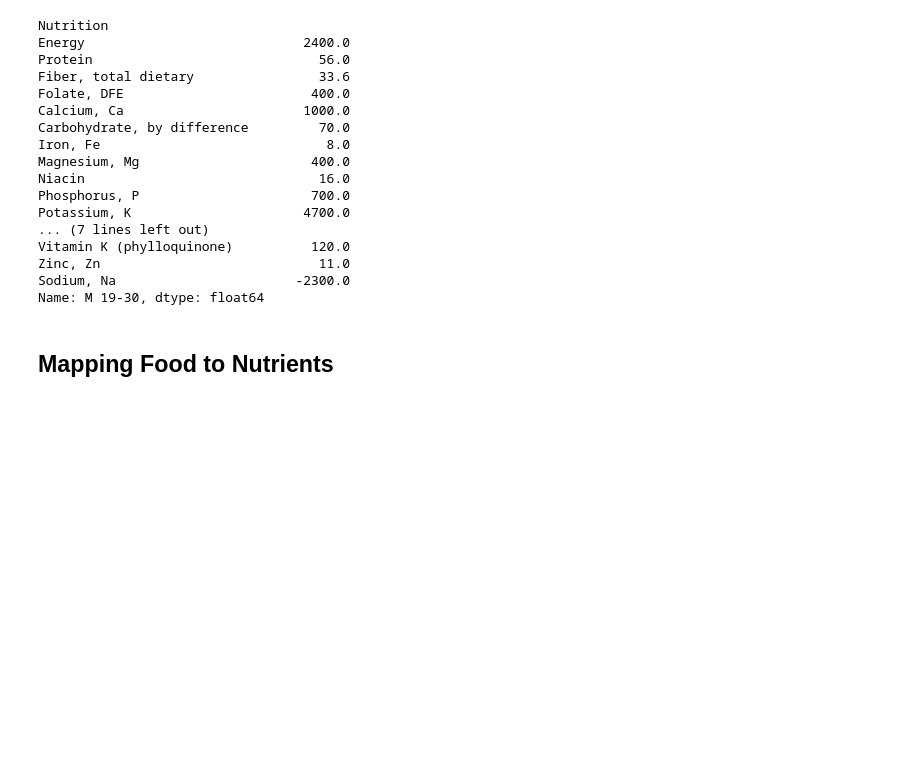
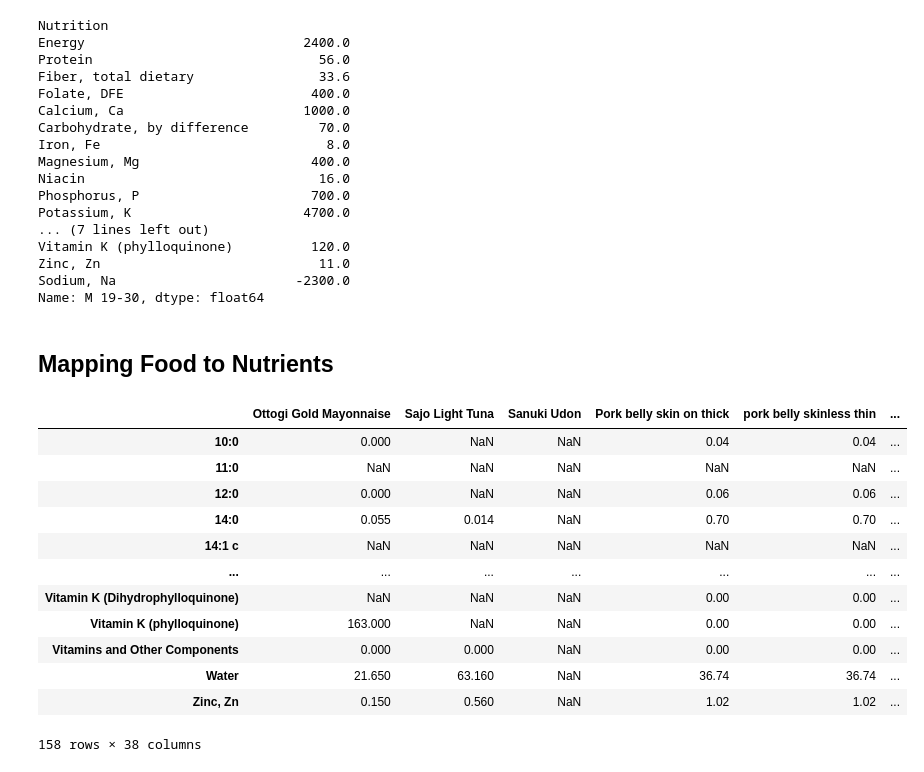
Before and after one commit to singcheerto/EEP153_Project2, a Jupyter notebook: project2.ipynb, the cells around one changed output. Saved outputs shown, nothing was run; the diff lists cells and outputs as text; code cells hidden in the pictures; blank space fills up the shorter version.

```diff
--- a/project2.ipynb
+++ b/project2.ipynb
@@ -189,13 +211,27 @@ Name: M 19-30, dtype: float64
 # %%
 import fooddatacentral as fdc
 
 D = {}
 for food in df['Food'].tolist():
     try:
         fdc_id = int((df[df['Food'] == food].FDC).iloc[0])
         D[food] = fdc.nutrients(apikey, fdc_id).Quantity
     except AttributeError:
-        warnings.warn("Couldn't find FDC Code %s for food %s." % (food,FDC))
+        warnings.warn("Couldn't find FDC Code %s for food %s." % (food, FDC))
 
-D = pd.DataFrame(D,dtype=float)
-D
+FoodNutrients = pd.DataFrame(D,dtype=float)
+FoodNutrients
+# %% [output]
+|  | Ottogi Gold Mayonnaise | Sajo Light Tuna | Sanuki Udon | Pork belly skin on thick | pork belly skinless thin | ... |
+| 10:0 | 0.000 | NaN | NaN | 0.04 | 0.04 | ... |
+| 11:0 | NaN | NaN | NaN | NaN | NaN | ... |
+| 12:0 | 0.000 | NaN | NaN | 0.06 | 0.06 | ... |
+| 14:0 | 0.055 | 0.014 | NaN | 0.70 | 0.70 | ... |
+| 14:1 c | NaN | NaN | NaN | NaN | NaN | ... |
+| ... | ... | ... | ... | ... | ... | ... |
+| Vitamin K (Dihydrophylloquinone) | NaN | NaN | NaN | 0.00 | 0.00 | ... |
+| Vitamin K (phylloquinone) | 163.000 | NaN | NaN | 0.00 | 0.00 | ... |
+| Vitamins and Other Components | 0.000 | 0.000 | NaN | 0.00 | 0.00 | ... |
+| Water | 21.650 | 63.160 | NaN | 36.74 | 36.74 | ... |
+| Zinc, Zn | 0.150 | 0.560 | NaN | 1.02 | 1.02 | ... |
+158 rows × 38 columns
```
Also changed, not shown: parts of 15 cells of this notebook, 1 other file.
